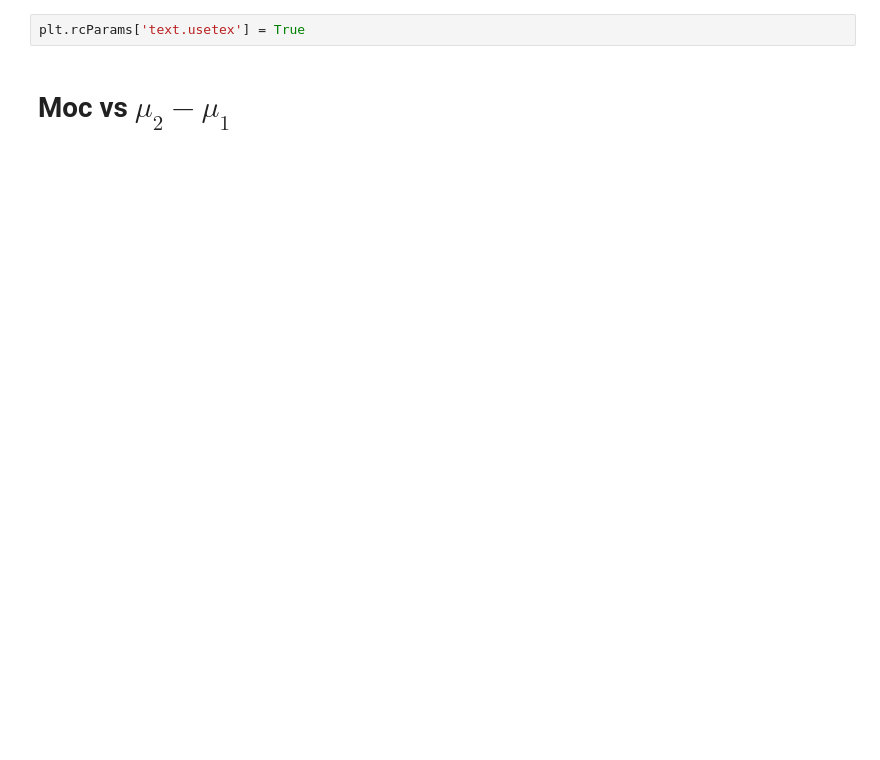
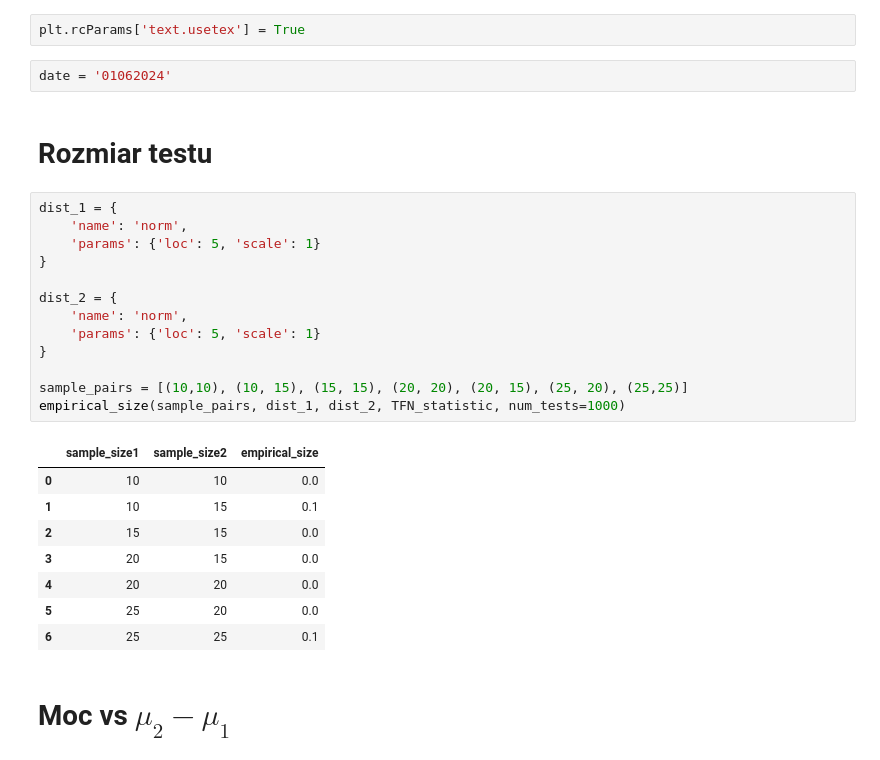
Before and after one commit to julitakulesza/magisterka, a Jupyter notebook: badania_symulacyjne.ipynb, the cells around one changed output. Cells and saved outputs as stored; diff of their text form; blank space fills up the shorter version.

```diff
--- a/badania_symulacyjne.ipynb
+++ b/badania_symulacyjne.ipynb
@@ -9,5 +14,31 @@ from sklearn.neighbors import NearestNeighbors
 # %%
 plt.rcParams['text.usetex'] = True
+# %%
+date = '01062024'
+# %% [markdown]
+# Rozmiar testu
+# %%
+dist_1 = {
+    'name': 'norm',
+    'params': {'loc': 5, 'scale': 1}
+}
+
+dist_2 = {
+    'name': 'norm',
+    'params': {'loc': 5, 'scale': 1}
+}
+
+sample_pairs = [(10,10), (10, 15), (15, 15), (20, 20), (20, 15), (25, 20), (25,25)]
+empirical_size(sample_pairs, dist_1, dist_2, TFN_statistic, num_tests=1000)
+# %% [output]
+|  | sample_size1 | sample_size2 | empirical_size |
+| 0 | 10 | 10 | 0.0 |
+| 1 | 10 | 15 | 0.1 |
+| 2 | 15 | 15 | 0.0 |
+| 3 | 20 | 15 | 0.0 |
+| 4 | 20 | 20 | 0.0 |
+| 5 | 25 | 20 | 0.0 |
+| 6 | 25 | 25 | 0.1 |
 # %% [markdown]
 # Moc vs $\mu_2-\mu_1$
 # %%
```
Also changed, not shown: parts of 12 cells of this notebook, 1 other file.
